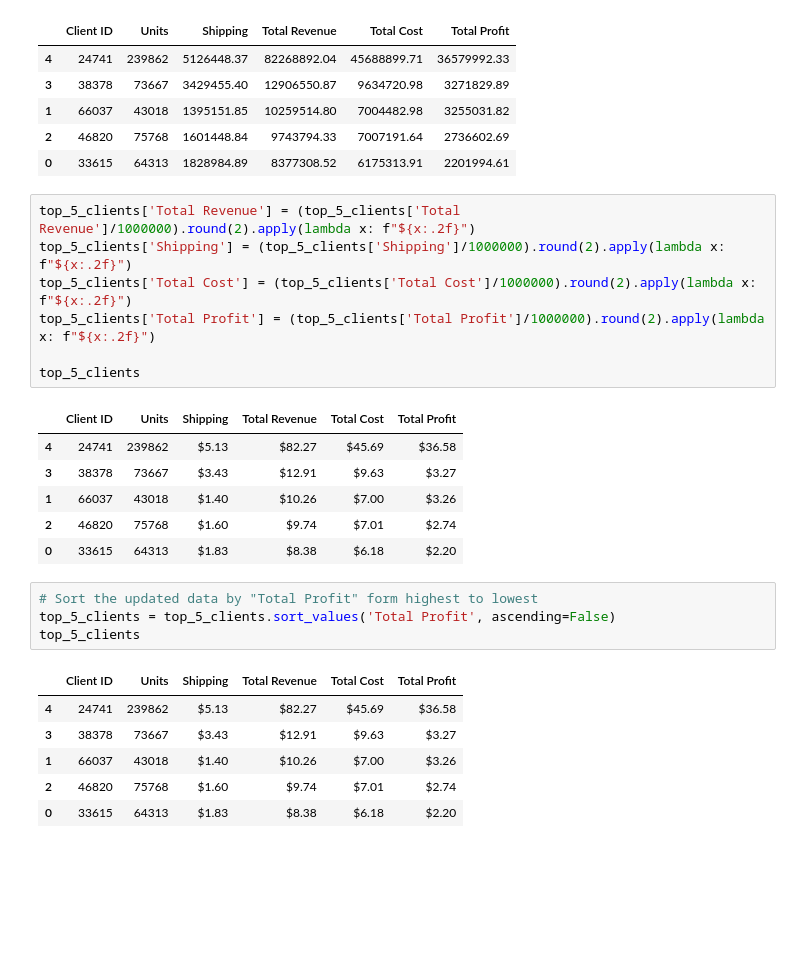
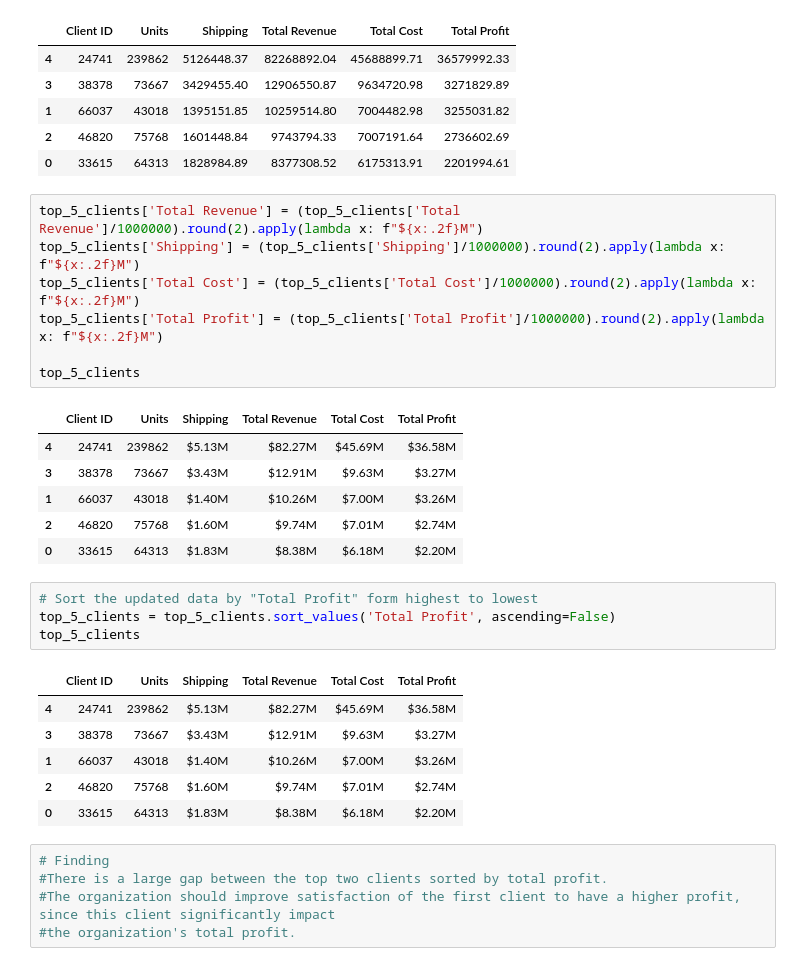
Before and after one commit to xiwudai/pandas-challenge-1, a Jupyter notebook: Starter_Code/module_4_challenge.ipynb, the cells around one changed output. Saved outputs shown, nothing was run; the diff lists cells and outputs as text; blank space fills up the shorter version.

Commit message:
add findings

```diff
--- a/Starter_Code/module_4_challenge.ipynb
+++ b/Starter_Code/module_4_challenge.ipynb
@@ -294,27 +294,32 @@ top_5_clients
 | 2 | 46820 | 75768 | 1601448.84 | 9743794.33 | 7007191.64 | 2736602.69 |
 | 0 | 33615 | 64313 | 1828984.89 | 8377308.52 | 6175313.91 | 2201994.61 |
 # %%
-top_5_clients['Total Revenue'] = (top_5_clients['Total Revenue']/1000000).round(2).apply(lambda x: f"${x:.2f}")
-top_5_clients['Shipping'] = (top_5_clients['Shipping']/1000000).round(2).apply(lambda x: f"${x:.2f}")
-top_5_clients['Total Cost'] = (top_5_clients['Total Cost']/1000000).round(2).apply(lambda x: f"${x:.2f}")
-top_5_clients['Total Profit'] = (top_5_clients['Total Profit']/1000000).round(2).apply(lambda x: f"${x:.2f}")
+top_5_clients['Total Revenue'] = (top_5_clients['Total Revenue']/1000000).round(2).apply(lambda x: f"${x:.2f}M")
+top_5_clients['Shipping'] = (top_5_clients['Shipping']/1000000).round(2).apply(lambda x: f"${x:.2f}M")
+top_5_clients['Total Cost'] = (top_5_clients['Total Cost']/1000000).round(2).apply(lambda x: f"${x:.2f}M")
+top_5_clients['Total Profit'] = (top_5_clients['Total Profit']/1000000).round(2).apply(lambda x: f"${x:.2f}M")
 
 top_5_clients
 # %% [output]
 |  | Client ID | Units | Shipping | Total Revenue | Total Cost | Total Profit |
-| 4 | 24741 | 239862 | $5.13 | $82.27 | $45.69 | $36.58 |
-| 3 | 38378 | 73667 | $3.43 | $12.91 | $9.63 | $3.27 |
-| 1 | 66037 | 43018 | $1.40 | $10.26 | $7.00 | $3.26 |
-| 2 | 46820 | 75768 | $1.60 | $9.74 | $7.01 | $2.74 |
-| 0 | 33615 | 64313 | $1.83 | $8.38 | $6.18 | $2.20 |
+| 4 | 24741 | 239862 | $5.13M | $82.27M | $45.69M | $36.58M |
+| 3 | 38378 | 73667 | $3.43M | $12.91M | $9.63M | $3.27M |
+| 1 | 66037 | 43018 | $1.40M | $10.26M | $7.00M | $3.26M |
+| 2 | 46820 | 75768 | $1.60M | $9.74M | $7.01M | $2.74M |
+| 0 | 33615 | 64313 | $1.83M | $8.38M | $6.18M | $2.20M |
 # %%
 # Sort the updated data by "Total Profit" form highest to lowest
 top_5_clients = top_5_clients.sort_values('Total Profit', ascending=False)
 top_5_clients
 # %% [output]
 |  | Client ID | Units | Shipping | Total Revenue | Total Cost | Total Profit |
-| 4 | 24741 | 239862 | $5.13 | $82.27 | $45.69 | $36.58 |
-| 3 | 38378 | 73667 | $3.43 | $12.91 | $9.63 | $3.27 |
-| 1 | 66037 | 43018 | $1.40 | $10.26 | $7.00 | $3.26 |
-| 2 | 46820 | 75768 | $1.60 | $9.74 | $7.01 | $2.74 |
-| 0 | 33615 | 64313 | $1.83 | $8.38 | $6.18 | $2.20 |
+| 4 | 24741 | 239862 | $5.13M | $82.27M | $45.69M | $36.58M |
+| 3 | 38378 | 73667 | $3.43M | $12.91M | $9.63M | $3.27M |
+| 1 | 66037 | 43018 | $1.40M | $10.26M | $7.00M | $3.26M |
+| 2 | 46820 | 75768 | $1.60M | $9.74M | $7.01M | $2.74M |
+| 0 | 33615 | 64313 | $1.83M | $8.38M | $6.18M | $2.20M |
+# %%
+# Finding
+#There is a large gap between the top two clients sorted by total profit.
+#The organization should improve satisfaction of the first client to have a higher profit, since this client significantly impact
+#the organization's total profit.
```
